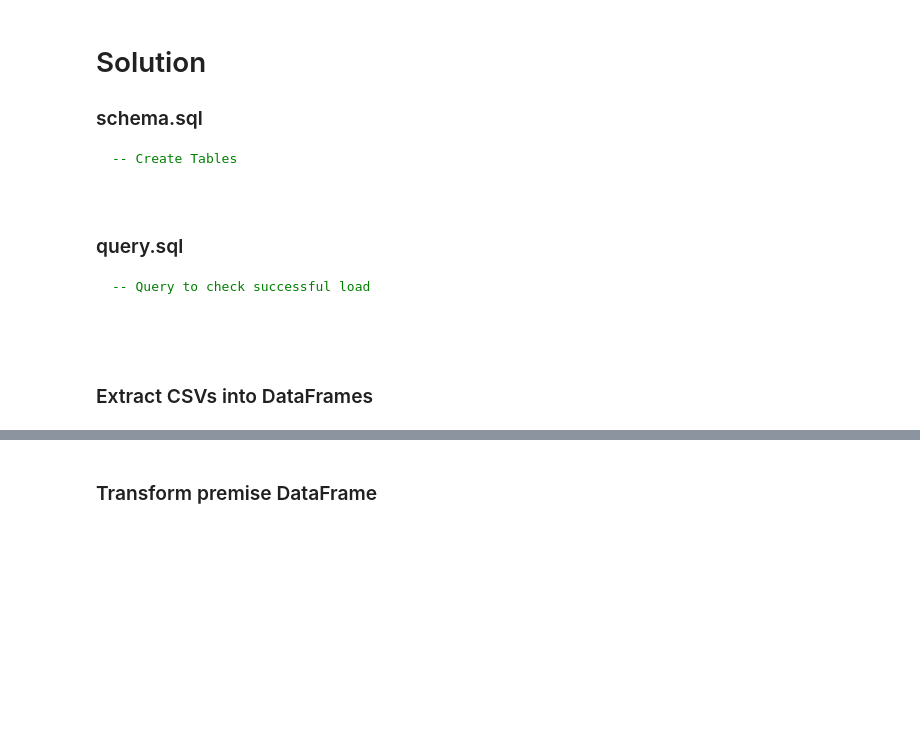
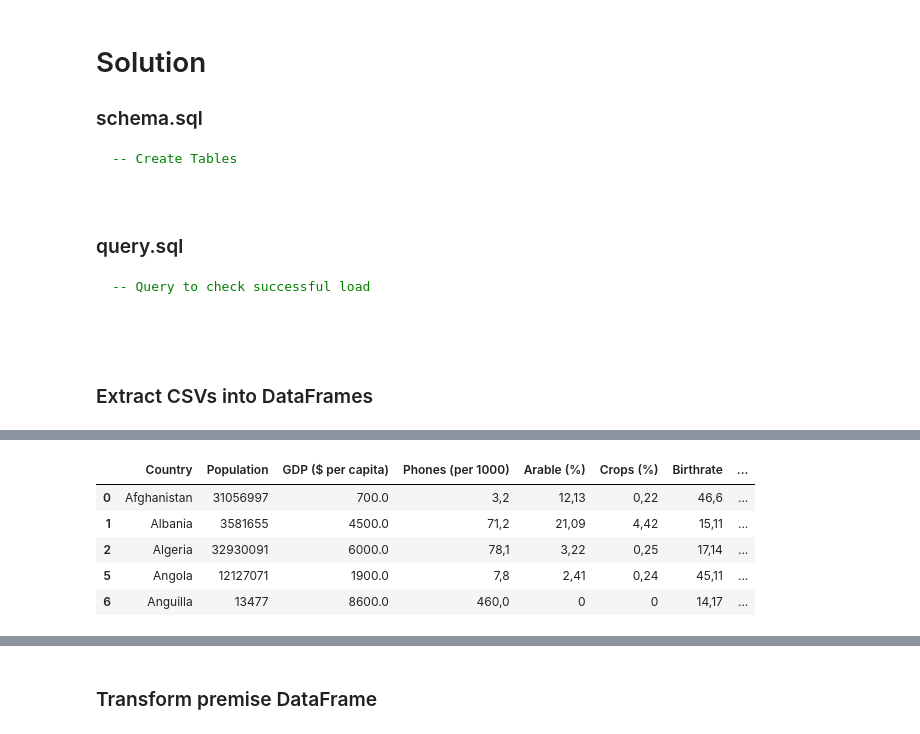
Before and after one commit to marcangeles/ETL-project, a Jupyter notebook: 13-ETL-Project-Day1.ipynb, the cells around one changed output, grey strips where cells are left out. Drawn from its saved outputs; the diff is of its cells as text; code cells hidden in the pictures; blank space fills up the shorter version.

```diff
--- a/13-ETL-Project-Day1.ipynb
+++ b/13-ETL-Project-Day1.ipynb
@@ -179,0 +211,10 @@ county_file = "1/02-Stu_ETL_Pandas_Local/Resources/CountyLicenseCount.csv"
+# %%
+worldp1_df.dropna(inplace=True)
+worldp1_df.head()
+# %% [output]
+|  | Country | Population | GDP ($ per capita) | Phones (per 1000) | Arable (%) | Crops (%) | Birthrate | ... |
+| 0 | Afghanistan | 31056997 | 700.0 | 3,2 | 12,13 | 0,22 | 46,6 | ... |
+| 1 | Albania | 3581655 | 4500.0 | 71,2 | 21,09 | 4,42 | 15,11 | ... |
+| 2 | Algeria | 32930091 | 6000.0 | 78,1 | 3,22 | 0,25 | 17,14 | ... |
+| 5 | Angola | 12127071 | 1900.0 | 7,8 | 2,41 | 0,24 | 45,11 | ... |
+| 6 | Anguilla | 13477 | 8600.0 | 460,0 | 0 | 0 | 14,17 | ... |
```
Also changed, not shown: parts of 11 cells of this notebook, 5 other files.
